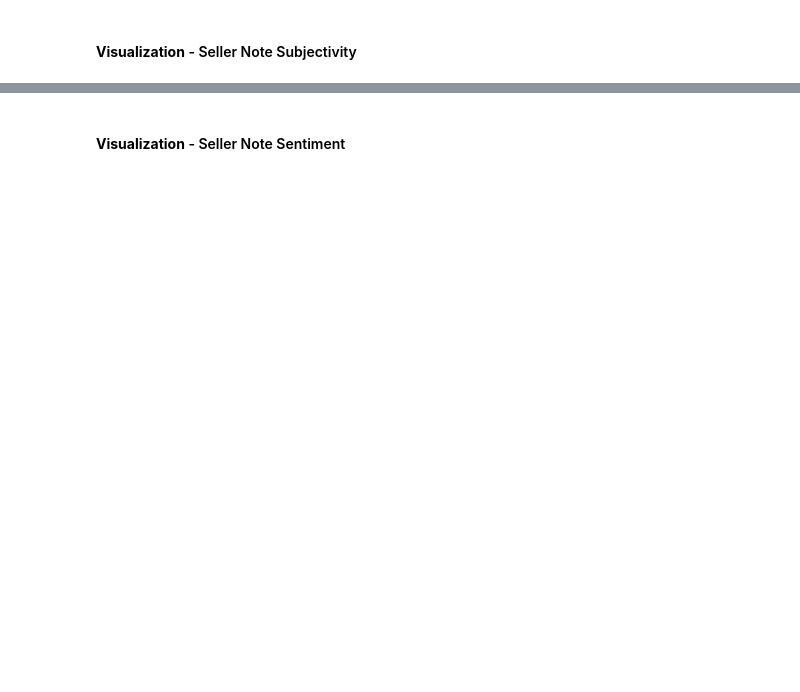
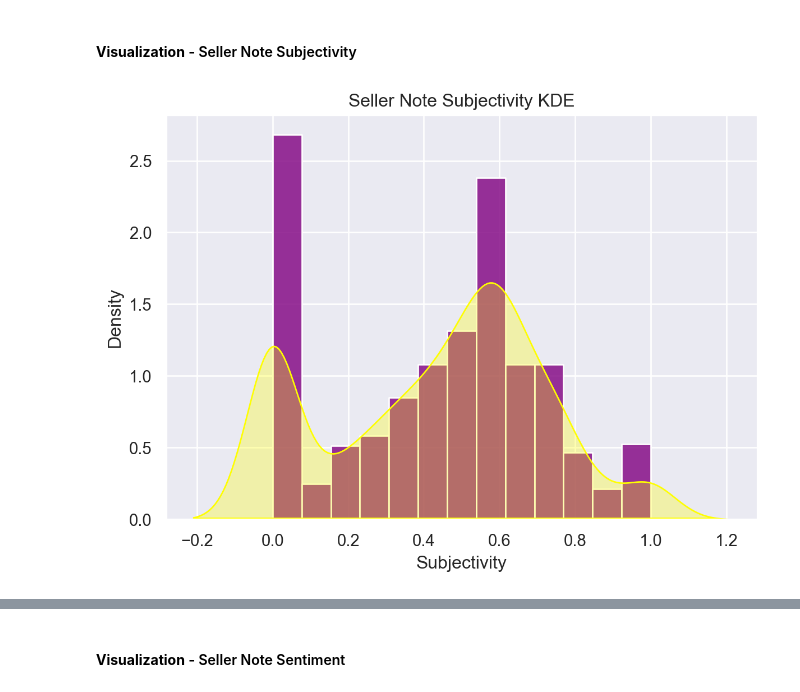
Before and after one commit to jxareas/laptop-price-catboost, a Jupyter notebook: notebooks/laptop_price_catboost.ipynb, the cells around one changed output, grey strips where cells are left out. Cells and saved outputs as stored; diff of their text form; code cells hidden in the pictures; blank space fills up the shorter version.

```diff
--- a/notebooks/laptop_price_catboost.ipynb
+++ b/notebooks/laptop_price_catboost.ipynb
@@ -253,4 +303,11 @@ df.select(
 # %% [markdown]
 #### **Visualization** - Seller Note Subjectivity
 # %%
-## TODO : Add Seller Note Subjectivity Plots
+(
+    so.Plot(df, x='seller_note_subjectivity')
+    .add(so.Bars(color='purple', alpha=.8), so.Hist('density'))
+    .add(so.Area(color='yellow', alpha=.3), so.KDE())
+    .label(title='Seller Note Subjectivity KDE', x='Subjectivity', y='Density')
+)
+# %% [output]
+[figure, added]
```
Also changed, not shown: parts of 21 cells of this notebook, 7 other files.
